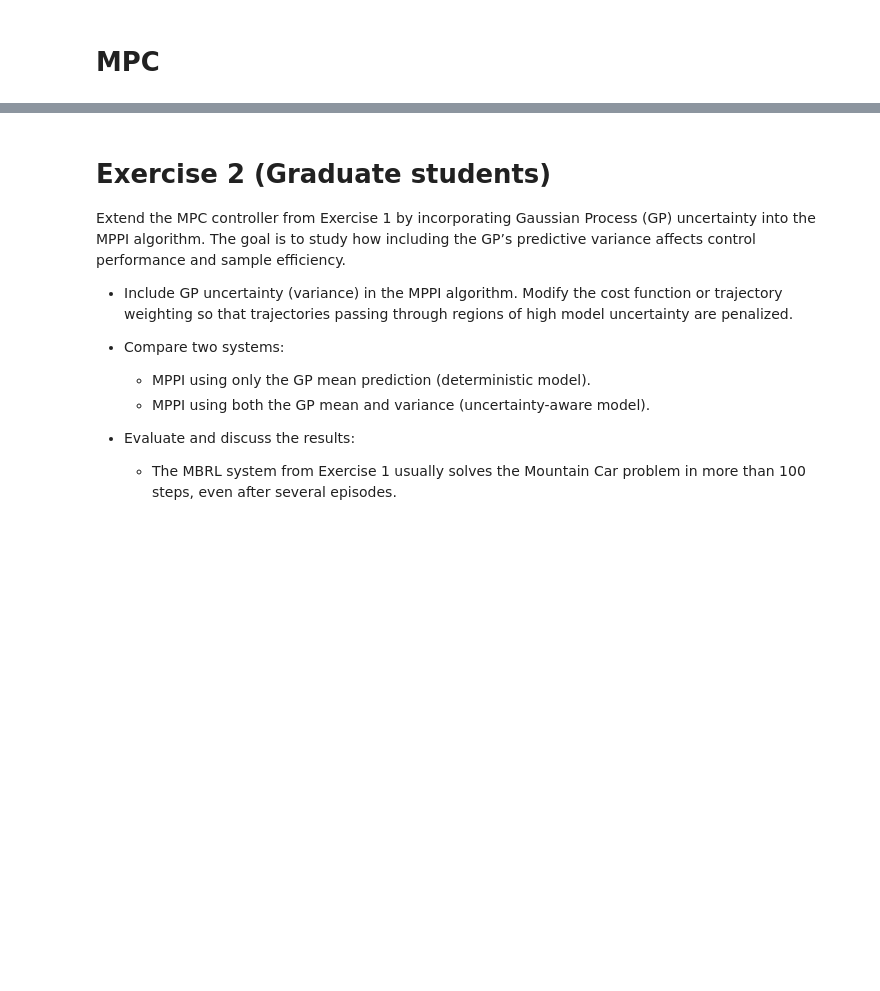
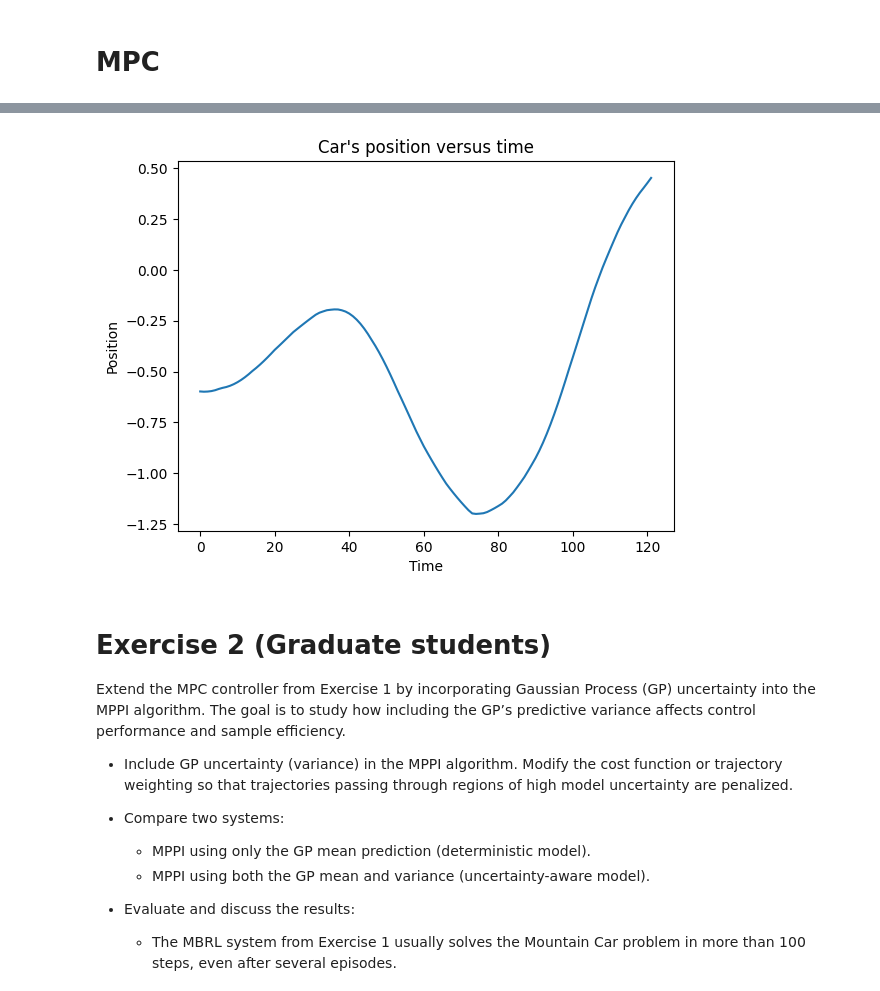
Before and after one commit to simkarwin/RL1, a Jupyter notebook: lab11_MBRL.ipynb, the cells around one changed output, grey strips where cells are left out. Drawn from its saved outputs; the diff is of its cells as text; code cells hidden in the pictures; blank space fills up the shorter version.

```diff
--- a/lab11_MBRL.ipynb
+++ b/lab11_MBRL.ipynb
@@ -640,6 +635,7 @@ class MPPIController:
         noise = np.random.normal(0, σ, size=(N_seq, H))
         action_sequences = self.U_mean + noise
 
+
         # 2. Roll out trajectories
         all_traj, all_cost = roll_out_n_trajectories(state, action_sequences)
 
@@ -676,6 +672,7 @@ def mpc_action():
         return a
     return temp_func
 
+PLOT_TRAJ = False
 done = False
 positions = list()
 rewards = list()
@@ -683,17 +680,16 @@ find_best_action = mpc_action()
 
 step = 0
 while not done:
-
-    plot_traj_flag = True if step % 10 == 0 else False
-    if plot_traj_flag:
-        print(f"Episode steps: {step}, total reward: {np.sum(rewards):.2f}")
+    plot_traj_flag = True if step % 10 == 0 and PLOT_TRAJ else False
     a = find_best_action(obs, plot_traj_flag=plot_traj_flag)
     obs, r, terminated, truncated, info = env.step(np.array([a], dtype=np.float32))
     positions.append(obs[0])
     rewards.append(r)
     done = terminated or truncated
     step += 1
-    if step >= 1000:
+    if plot_traj_flag or step % 10 == 0:
+        print(f"Step: {step}, position: {positions[-1]:.4f}, action: {a:.4f} total reward: {np.sum(rewards):.2f}")
+    if step >= 1000 or truncated or terminated:
         break
 
 print(f"Episode steps: {step}, total reward: {np.sum(rewards):.2f}")
@@ -714,3 +696,11 @@ Episode steps: 50, total reward: -572.80
+# %%
+plt.plot(positions)
+plt.title("Car's position versus time")
+plt.xlabel('Time')
+plt.ylabel('Position')
+plt.show()
+# %% [output]
+[figure, added]
 # %% [markdown]
 
 # Exercise 2 (Graduate students)
```
Also changed, not shown: parts of 6 cells of this notebook.
